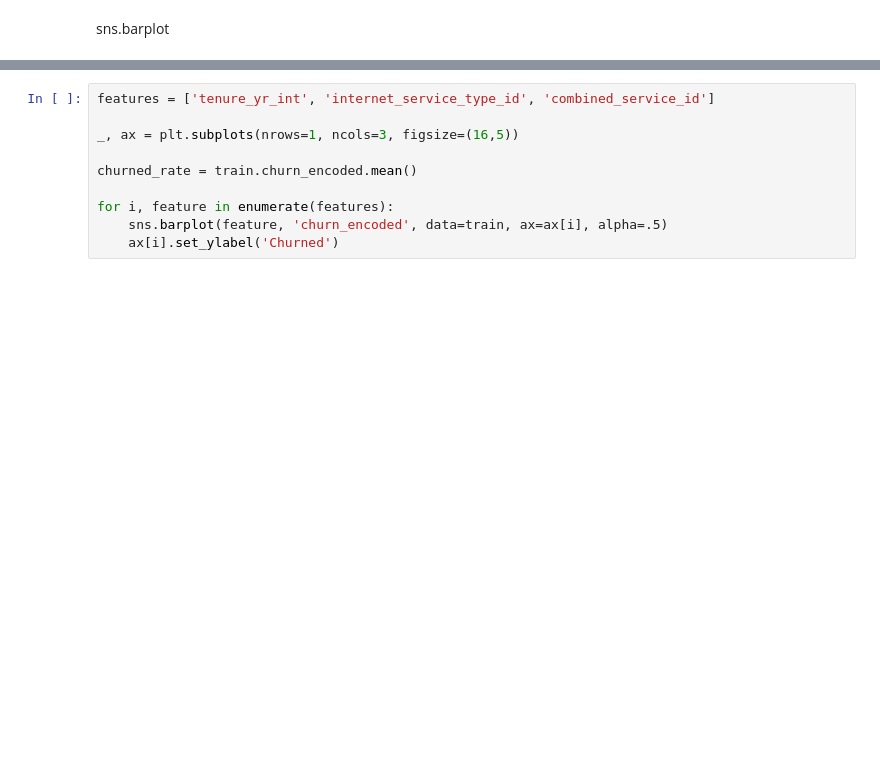
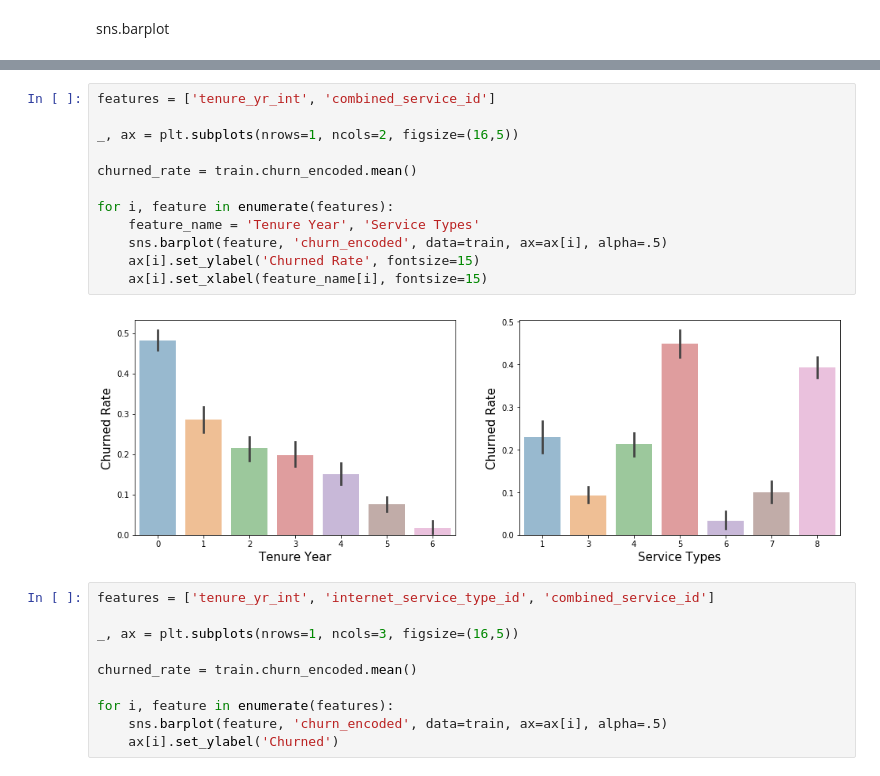
Before and after one commit to codeup-classification-project-ada/Classification, a Jupyter notebook: Codeup_Classification_Project_Ada_Final.ipynb, the cells around one changed output, grey strips where cells are left out. Drawn from its saved outputs; the diff is of its cells as text; blank space fills up the shorter version.

```diff
--- a/Codeup_Classification_Project_Ada_Final.ipynb
+++ b/Codeup_Classification_Project_Ada_Final.ipynb
@@ -537,3 +505,17 @@ for i, feature in enumerate(features):
+# %%
+features = ['tenure_yr_int', 'combined_service_id']
+
+_, ax = plt.subplots(nrows=1, ncols=2, figsize=(16,5))
+
+churned_rate = train.churn_encoded.mean()
+
+for i, feature in enumerate(features):
+    feature_name = 'Tenure Year', 'Service Types'
+    sns.barplot(feature, 'churn_encoded', data=train, ax=ax[i], alpha=.5)
+    ax[i].set_ylabel('Churned Rate', fontsize=15)
+    ax[i].set_xlabel(feature_name[i], fontsize=15)
+# %% [output]
+[figure, added]
 # %%
 features = ['tenure_yr_int', 'internet_service_type_id', 'combined_service_id']
 
```
Also changed, not shown: parts of 14 cells of this notebook.
